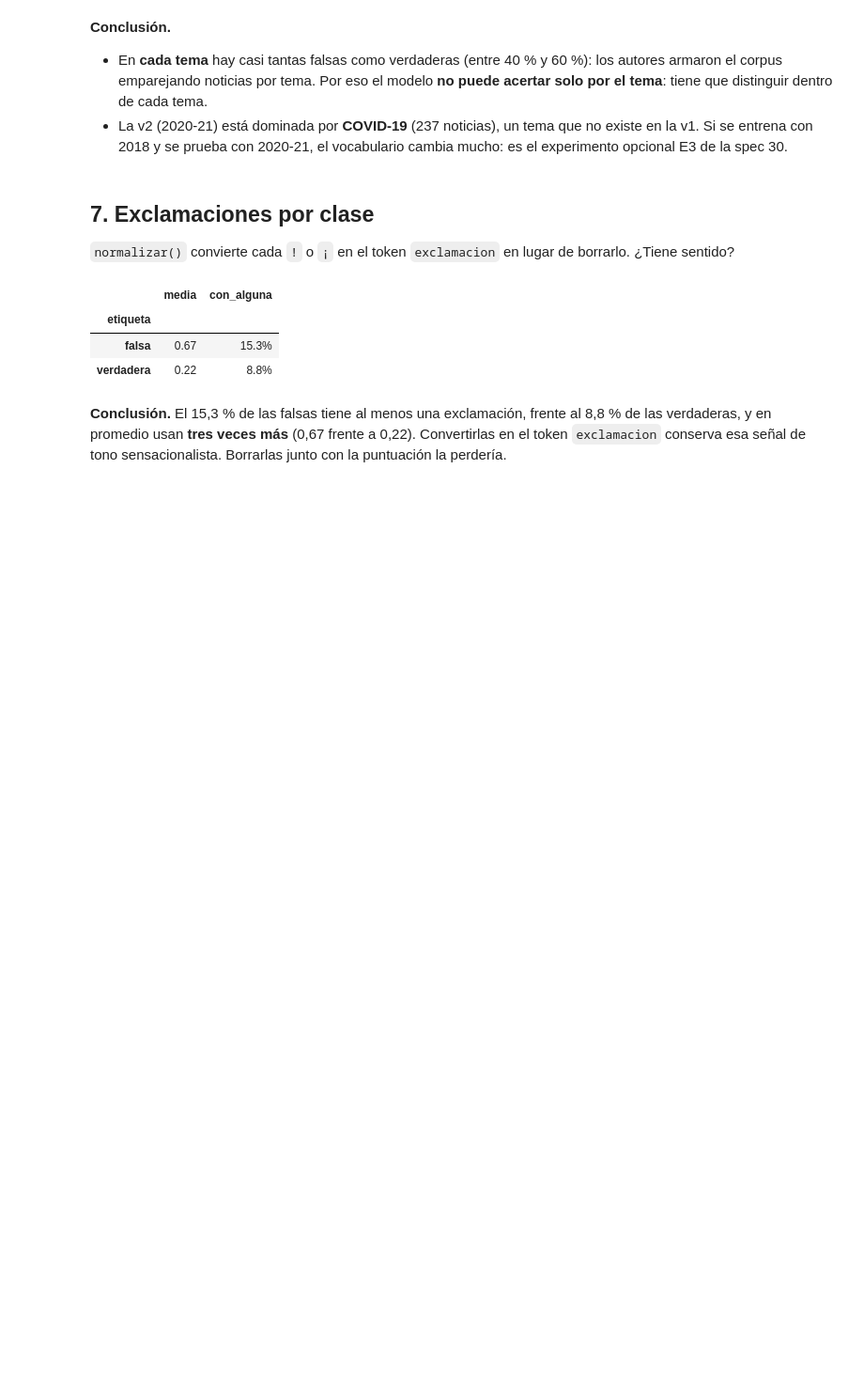
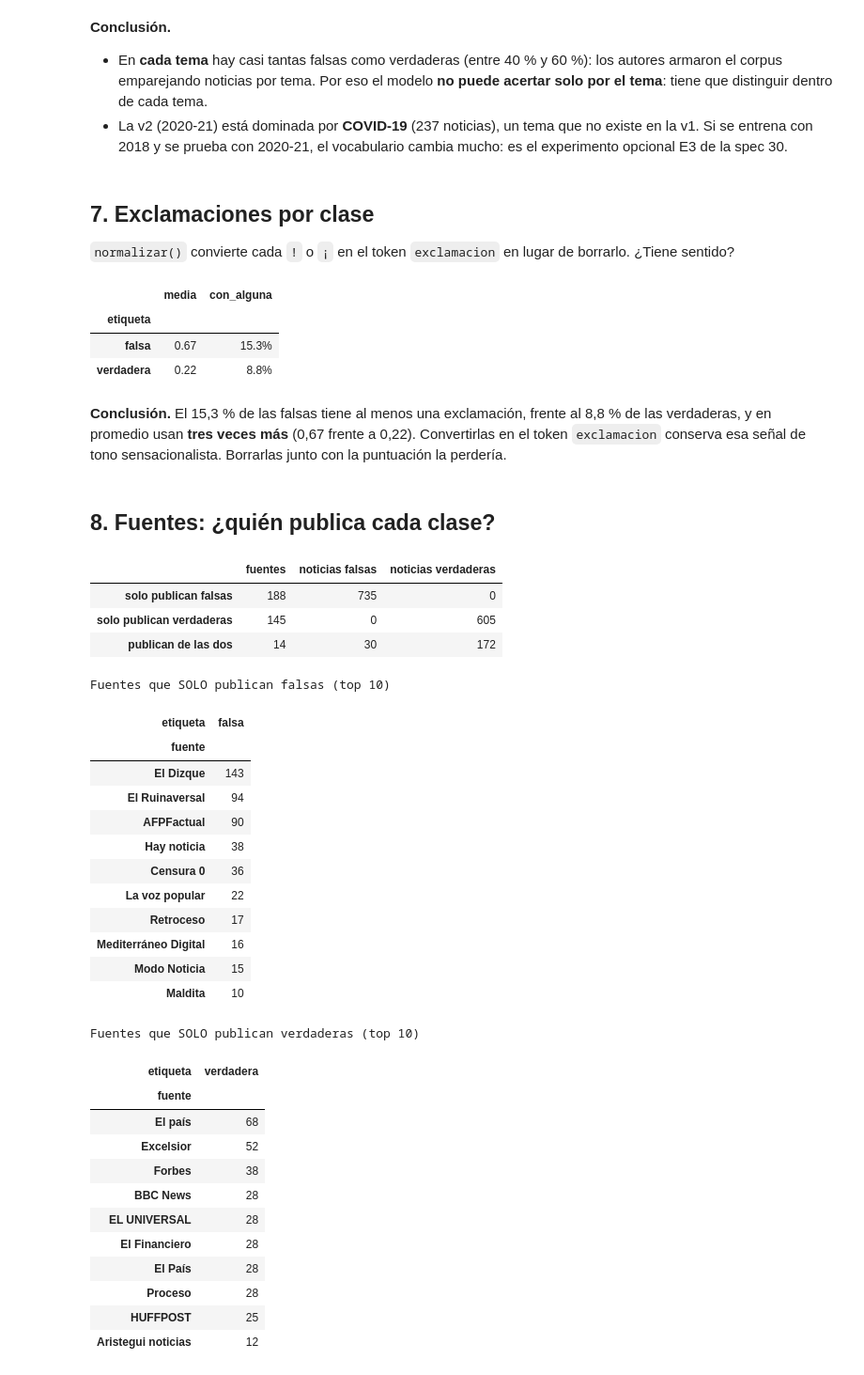
Before and after one commit to jairovargasfigueroa/analisis-sentimiento-resenas, a Jupyter notebook: notebooks/01_eda.ipynb, the cells around one changed output. Shown at 94% size. Saved outputs shown, nothing was run; the diff lists cells and outputs as text; code cells hidden in the pictures; blank space fills up the shorter version.

```diff
--- a/notebooks/01_eda.ipynb
+++ b/notebooks/01_eda.ipynb
@@ -307,3 +307,55 @@ df.groupby("etiqueta")["exclamaciones"].agg(
 | verdadera | 0.22 | 8.8% |
 # %% [markdown]
 **Conclusión.** El 15,3 % de las falsas tiene al menos una exclamación, frente al 8,8 % de las verdaderas, y en promedio usan **tres veces más** (0,67 frente a 0,22). Convertirlas en el token `exclamacion` conserva esa señal de tono sensacionalista. Borrarlas junto con la puntuación la perdería.
+# %% [markdown]
+## 8. Fuentes: ¿quién publica cada clase?
+# %%
+fuentes = pd.crosstab(df["fuente"], df["etiqueta"])
+fuentes["total"] = fuentes.sum(axis=1)
+
+solo_falsas = fuentes[fuentes["verdadera"] == 0]
+solo_verdaderas = fuentes[fuentes["falsa"] == 0]
+mixtas = fuentes[(fuentes["falsa"] > 0) & (fuentes["verdadera"] > 0)]
+
+pd.DataFrame({
+    "fuentes": [len(solo_falsas), len(solo_verdaderas), len(mixtas)],
+    "noticias falsas": [solo_falsas["falsa"].sum(), 0, mixtas["falsa"].sum()],
+    "noticias verdaderas": [0, solo_verdaderas["verdadera"].sum(), mixtas["verdadera"].sum()],
+}, index=["solo publican falsas", "solo publican verdaderas", "publican de las dos"])
+# %% [output]
+|  | fuentes | noticias falsas | noticias verdaderas |
+| solo publican falsas | 188 | 735 | 0 |
+| solo publican verdaderas | 145 | 0 | 605 |
+| publican de las dos | 14 | 30 | 172 |
+# %%
+print("Fuentes que SOLO publican falsas (top 10)")
+display(solo_falsas.nlargest(10, "total")[["falsa"]])
+print("Fuentes que SOLO publican verdaderas (top 10)")
+display(solo_verdaderas.nlargest(10, "total")[["verdadera"]])
+# %% [output]
+Fuentes que SOLO publican falsas (top 10)
+| etiqueta | falsa |
+| fuente |  |
+| El Dizque | 143 |
+| El Ruinaversal | 94 |
+| AFPFactual | 90 |
+| Hay noticia | 38 |
+| Censura 0 | 36 |
+| La voz popular | 22 |
+| Retroceso | 17 |
+| Mediterráneo Digital | 16 |
+| Modo Noticia | 15 |
+| Maldita | 10 |
+Fuentes que SOLO publican verdaderas (top 10)
+| etiqueta | verdadera |
+| fuente |  |
+| El país | 68 |
+| Excelsior | 52 |
+| Forbes | 38 |
+| BBC News | 28 |
+| EL UNIVERSAL | 28 |
+| El Financiero | 28 |
+| El País | 28 |
+| Proceso | 28 |
+| HUFFPOST | 25 |
+| Aristegui noticias | 12 |
```
Also changed, not shown: parts of 4 cells of this notebook.
